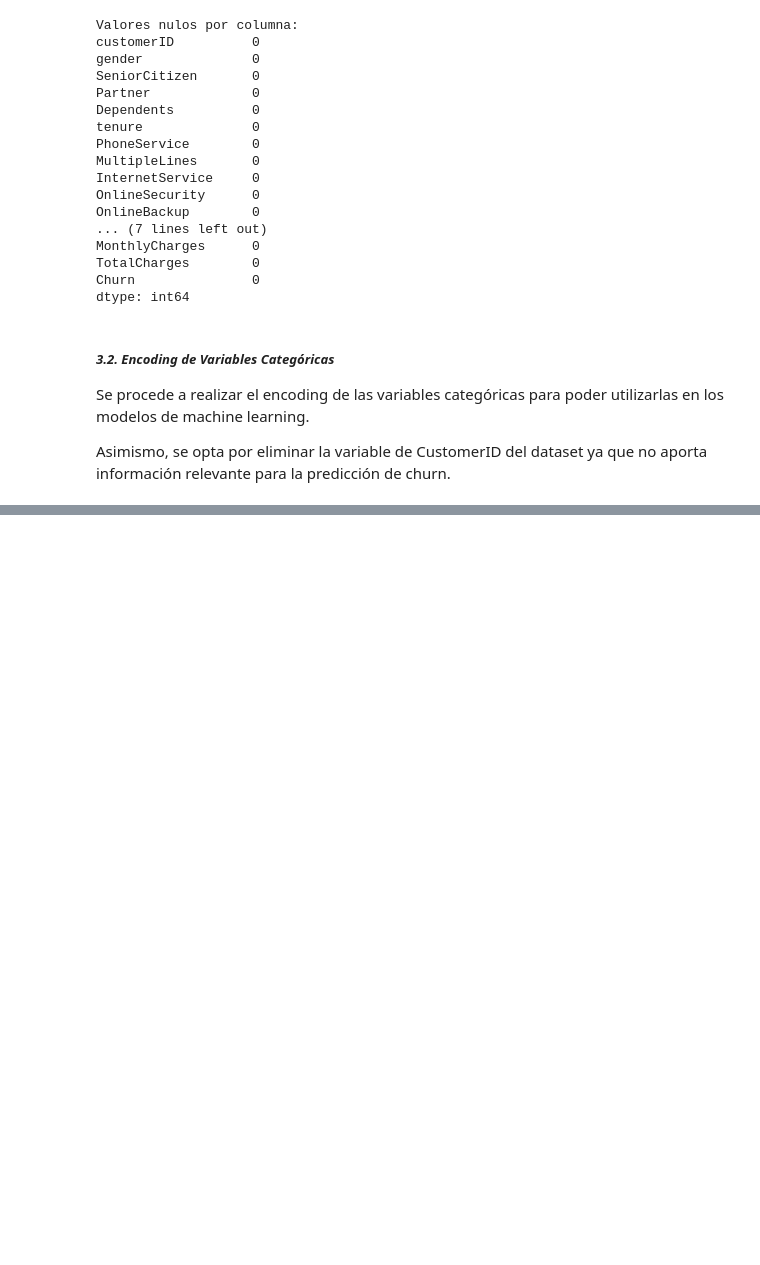
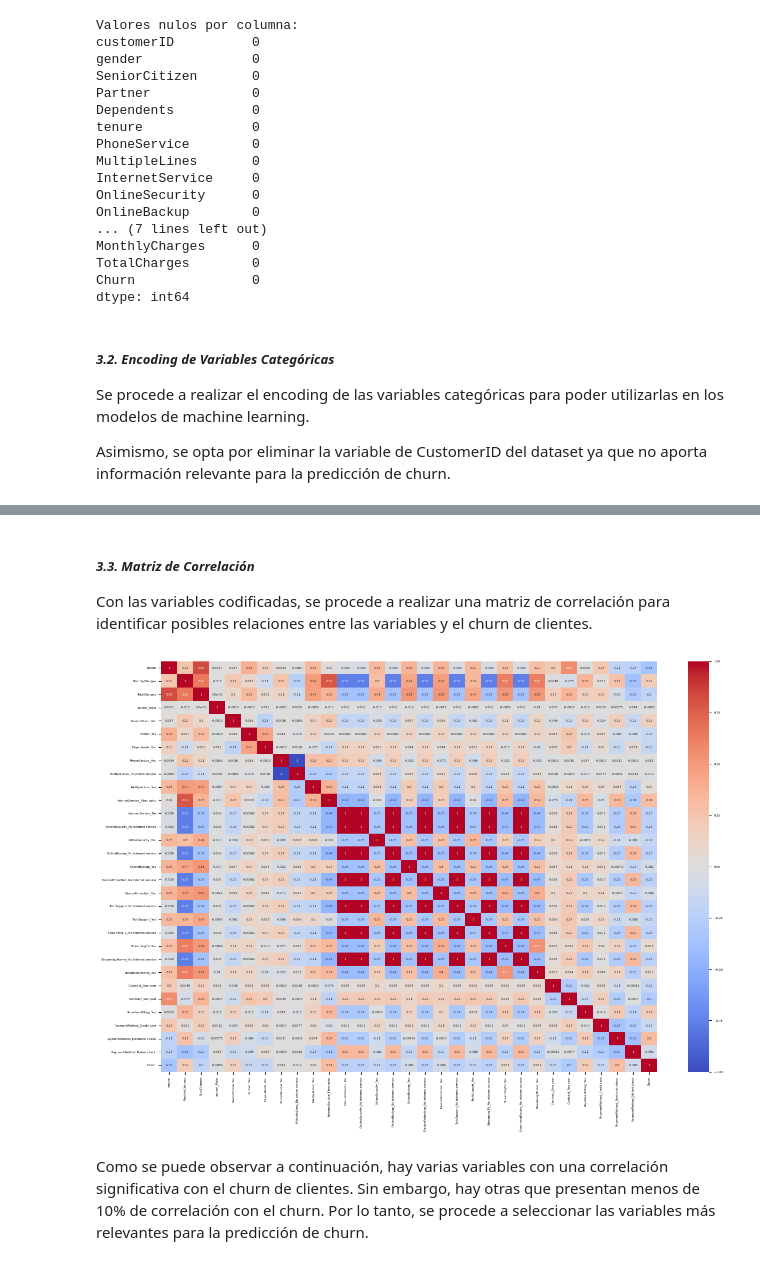
Before and after one commit to stefanoaragoni/CC31062024_Proyecto1, a Jupyter notebook: proyecto1.ipynb, the cells around one changed output, grey strips where cells are left out. Drawn from its saved outputs; the diff is of its cells as text; code cells hidden in the pictures; blank space fills up the shorter version.

```diff
--- a/proyecto1.ipynb
+++ b/proyecto1.ipynb
@@ -638,15 +639,11 @@ Asimismo, se opta por eliminar la variable de CustomerID del dataset ya que no a
 # Preprocesamiento de Datos
 
 # Eliminación de columnas innecesarias
-df = df.drop(columns=['customerID'])                                    # Se eliminan las columnas 'customerID'
+df = df.drop(columns=['customerID'])                        # Se eliminan las columnas 'customerID'
 
-# Encoding de columnas categóricas
-categorical_columns = df.select_dtypes(include=['object']).columns      # Se obtienen las columnas categóricas
-label_encoders = {}                                                     # Se crea un diccionario para almacenar los LabelEncoders
+# Encoding de columnas categóricas (Dummies)
+df = pd.get_dummies(df, drop_first=True)                    # Se convierten las columnas categóricas a dummies
+df.rename(columns={'Churn_Yes': 'Churn'}, inplace=True)     # Se renombra la columna 'Churn_Yes' a 'Churn'
 
-for col in categorical_columns:                                         # Se itera sobre las columnas categóricas
-    label_encoders[col] = LabelEncoder()                                # Se crea un LabelEncoder
-    df[col] = label_encoders[col].fit_transform(df[col])                # Se transforma la columna
-
-print(df.head())
+df.head()                                                   # Se visualizan los primeros registros
 # %% [output]
@@ -669,0 +657,16 @@ print(df.head())
+# %% [markdown]
+##### *3.3. Matriz de Correlación*
+
+Con las variables codificadas, se procede a realizar una matriz de correlación para identificar posibles relaciones entre las variables y el churn de clientes.
+# %%
+# Matriz de correlación
+corr = df.corr()                                            # Se calcula la matriz de correlación
+plt.figure(figsize=(15, 10))                                # Se crea una figura
+sns.heatmap(corr, annot=True, cmap='coolwarm')              # Se grafica la matriz de correlación
+plt.rc('font', size=4)                                      # Se cambia el tamaño de la fuente
+
+plt.show()                                                  # Se muestra la figura
+# %% [output]
+[figure, added]
+# %% [markdown]
+Como se puede observar a continuación, hay varias variables con una correlación significativa con el churn de clientes. Sin embargo, hay otras que presentan menos de 10% de correlación con el churn. Por lo tanto, se procede a seleccionar las variables más relevantes para la predicción de churn.
```
Also changed, not shown: parts of 28 cells of this notebook.
